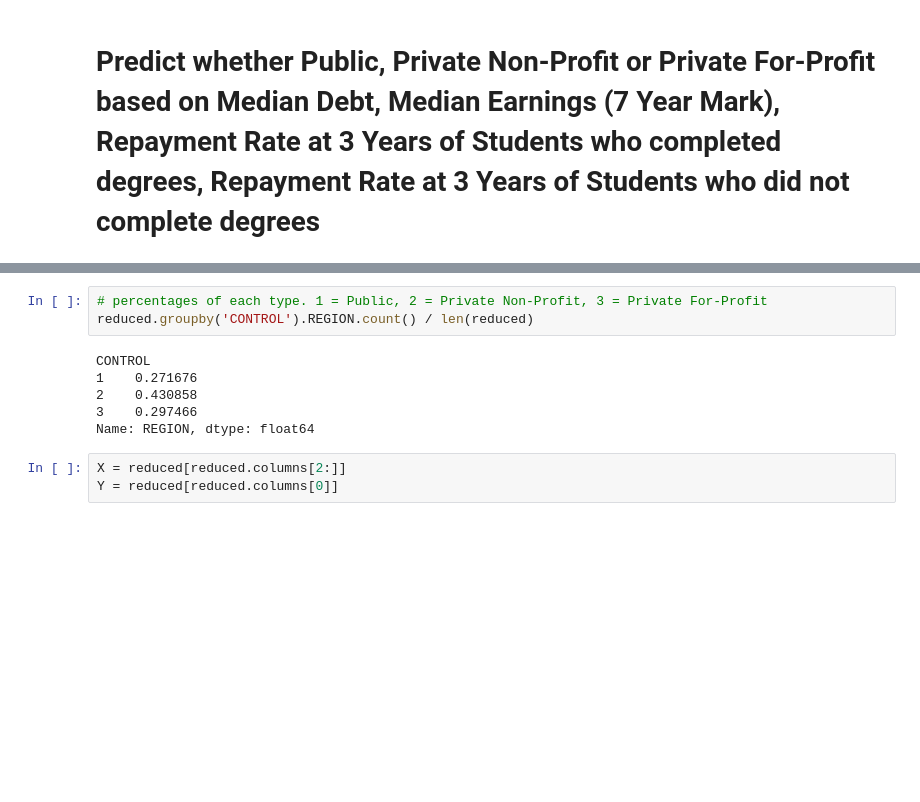
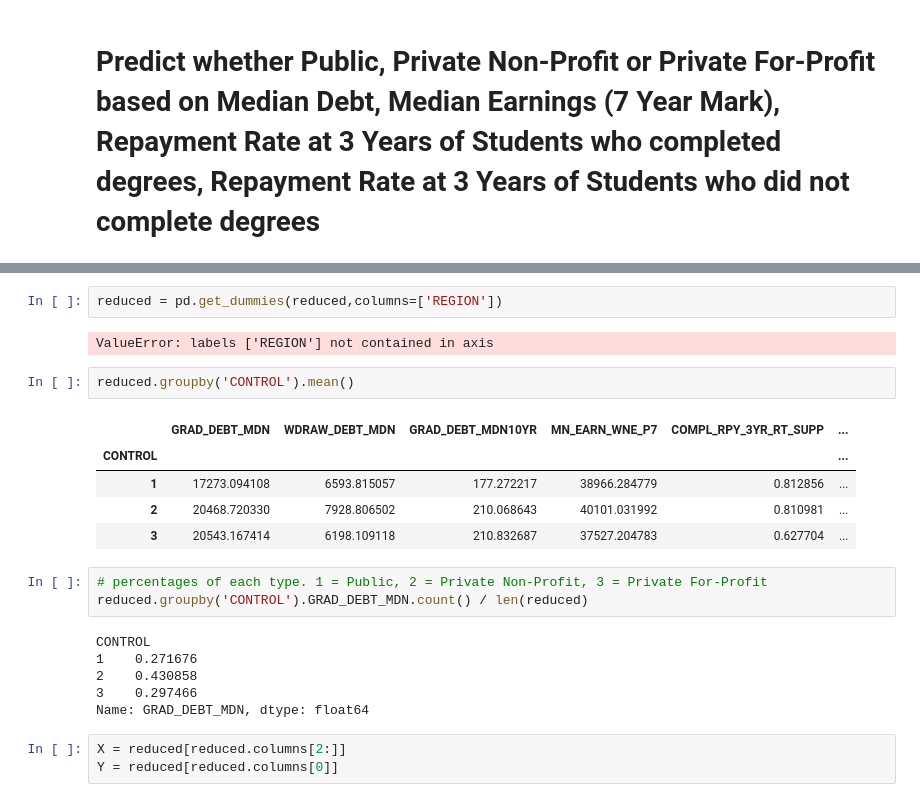
Before and after one commit to michellemho/machine_learning_for_cities, a Jupyter notebook: Assignment3/HW3.ipynb, the cells around one changed output, grey strips where cells are left out. Saved outputs shown, nothing was run; the diff lists cells and outputs as text; blank space fills up the shorter version.

```diff
--- a/Assignment3/HW3.ipynb
+++ b/Assignment3/HW3.ipynb
@@ -191,12 +195,24 @@ reduced.groupby('CONTROL').mean()
+# %%
+reduced = pd.get_dummies(reduced,columns=['REGION'])
+# %% [output]
+ValueError: labels ['REGION'] not contained in axis
+# %%
+reduced.groupby('CONTROL').mean()
+# %% [output]
+|  | GRAD_DEBT_MDN | WDRAW_DEBT_MDN | GRAD_DEBT_MDN10YR | MN_EARN_WNE_P7 | COMPL_RPY_3YR_RT_SUPP | ... |
+| CONTROL |  |  |  |  |  | ... |
+| 1 | 17273.094108 | 6593.815057 | 177.272217 | 38966.284779 | 0.812856 | ... |
+| 2 | 20468.720330 | 7928.806502 | 210.068643 | 40101.031992 | 0.810981 | ... |
+| 3 | 20543.167414 | 6198.109118 | 210.832687 | 37527.204783 | 0.627704 | ... |
 # %%
 # percentages of each type. 1 = Public, 2 = Private Non-Profit, 3 = Private For-Profit
-reduced.groupby('CONTROL').REGION.count() / len(reduced)
+reduced.groupby('CONTROL').GRAD_DEBT_MDN.count() / len(reduced)
 # %% [output]
 CONTROL
 1    0.271676
 2    0.430858
 3    0.297466
-Name: REGION, dtype: float64
+Name: GRAD_DEBT_MDN, dtype: float64
 # %%
 X = reduced[reduced.columns[2:]]
 Y = reduced[reduced.columns[0]]
```
Also changed, not shown: parts of 5 cells of this notebook.
